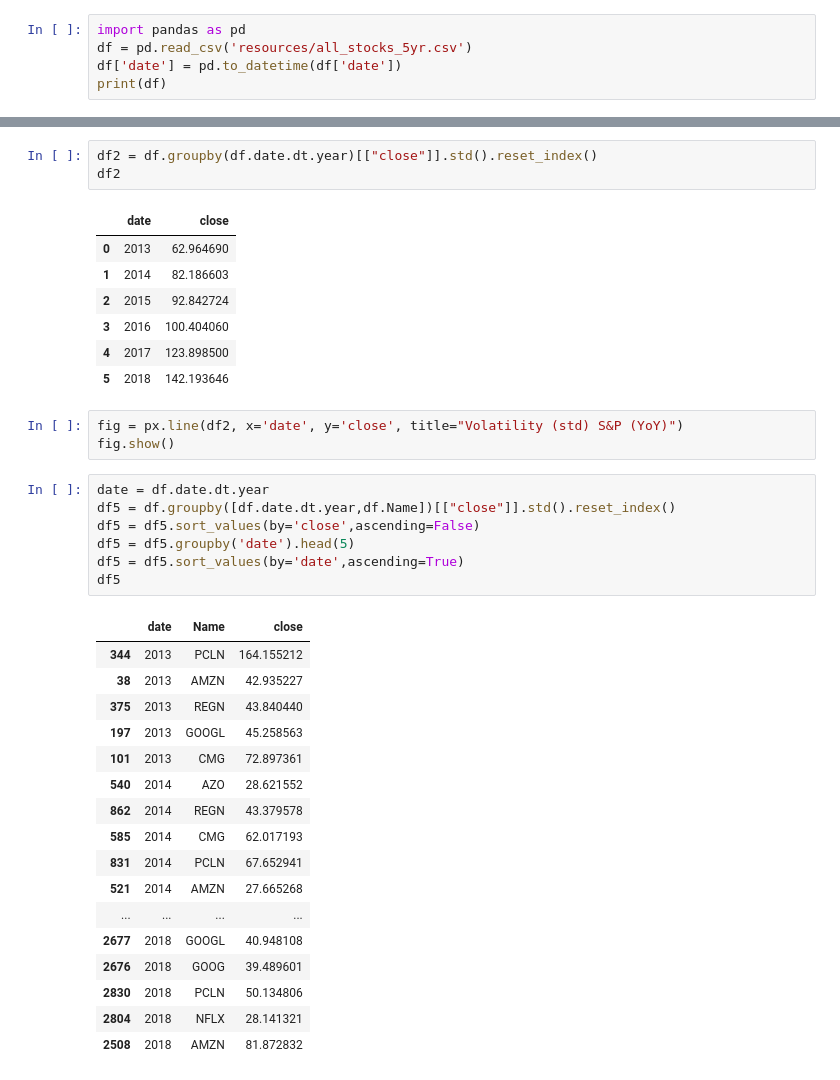
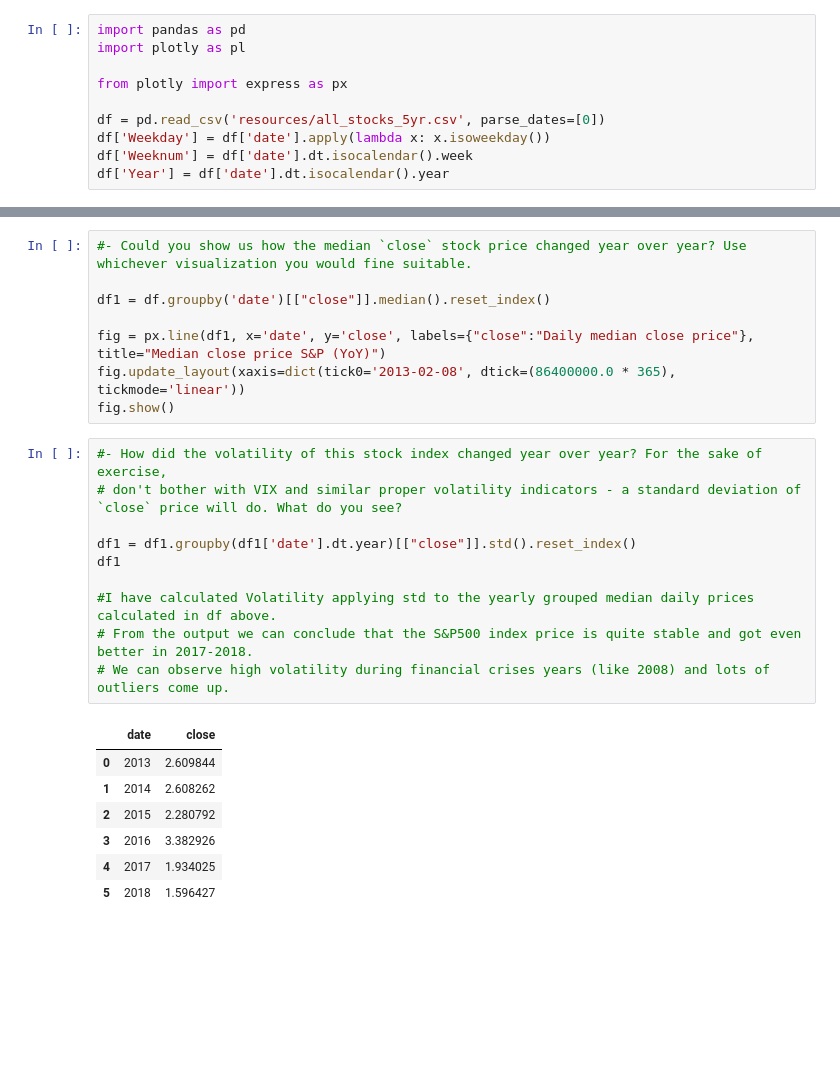
Before and after one commit to mashaakatieva/aklamio_test_assignement, a Jupyter notebook: notebook.ipynb, the cells around one changed output, grey strips where cells are left out. Drawn from its saved outputs; the diff is of its cells as text; blank space fills up the shorter version.

```diff
--- a/notebook.ipynb
+++ b/notebook.ipynb
@@ -1,5 +1,10 @@
 # %%
 import pandas as pd
-df = pd.read_csv('resources/all_stocks_5yr.csv')
-df['date'] = pd.to_datetime(df['date'])
-print(df)
+import plotly as pl
+
+from plotly import express as px
+
+df = pd.read_csv('resources/all_stocks_5yr.csv', parse_dates=[0])
+df['Weekday'] = df['date'].apply(lambda x: x.isoweekday())
+df['Weeknum'] = df['date'].dt.isocalendar().week
+df['Year'] = df['date'].dt.isocalendar().year
@@ -36,40 +11,28 @@ fig.show()
-# %%
-df2 = df.groupby(df.date.dt.year)[["close"]].std().reset_index()
-df2
-# %% [output]
-|  | date | close |
-| 0 | 2013 | 62.964690 |
-| 1 | 2014 | 82.186603 |
-| 2 | 2015 | 92.842724 |
-| 3 | 2016 | 100.404060 |
-| 4 | 2017 | 123.898500 |
-| 5 | 2018 | 142.193646 |
-# %%
-fig = px.line(df2, x='date', y='close', title="Volatility (std) S&P (YoY)")
-fig.show()
-# %%
-date = df.date.dt.year
-df5 = df.groupby([df.date.dt.year,df.Name])[["close"]].std().reset_index()
-df5 = df5.sort_values(by='close',ascending=False)
-df5 = df5.groupby('date').head(5)
-df5 = df5.sort_values(by='date',ascending=True)
-df5
-# %% [output]
-|  | date | Name | close |
-| 344 | 2013 | PCLN | 164.155212 |
-| 38 | 2013 | AMZN | 42.935227 |
-| 375 | 2013 | REGN | 43.840440 |
-| 197 | 2013 | GOOGL | 45.258563 |
-| 101 | 2013 | CMG | 72.897361 |
-| 540 | 2014 | AZO | 28.621552 |
-| 862 | 2014 | REGN | 43.379578 |
-| 585 | 2014 | CMG | 62.017193 |
-| 831 | 2014 | PCLN | 67.652941 |
-| 521 | 2014 | AMZN | 27.665268 |
-| ... | ... | ... | ... |
-| 2677 | 2018 | GOOGL | 40.948108 |
-| 2676 | 2018 | GOOG | 39.489601 |
-| 2830 | 2018 | PCLN | 50.134806 |
-| 2804 | 2018 | NFLX | 28.141321 |
-| 2508 | 2018 | AMZN | 81.872832 |
+# %%
+#- Could you show us how the median `close` stock price changed year over year? Use whichever visualization you would fine suitable.
+
+df1 = df.groupby('date')[["close"]].median().reset_index()
+
+fig = px.line(df1, x='date', y='close', labels={"close":"Daily median close price"}, title="Median close price S&P (YoY)")
+fig.update_layout(xaxis=dict(tick0='2013-02-08', dtick=(86400000.0 * 365),
+tickmode='linear'))
+fig.show()
+# %%
+#- How did the volatility of this stock index changed year over year? For the sake of exercise,
+# don't bother with VIX and similar proper volatility indicators - a standard deviation of `close` price will do. What do you see?
+
+df1 = df1.groupby(df1['date'].dt.year)[["close"]].std().reset_index()
+df1
+
+#I have calculated Volatility applying std to the yearly grouped median daily prices calculated in df above.
+# From the output we can conclude that the S&P500 index price is quite stable and got even better in 2017-2018.
+# We can observe high volatility during financial crises years (like 2008) and lots of outliers come up.
+# %% [output]
+|  | date | close |
+| 0 | 2013 | 2.609844 |
+| 1 | 2014 | 2.608262 |
+| 2 | 2015 | 2.280792 |
+| 3 | 2016 | 3.382926 |
+| 4 | 2017 | 1.934025 |
+| 5 | 2018 | 1.596427 |
 # %%
```
Also changed, not shown: parts of 6 cells of this notebook.
